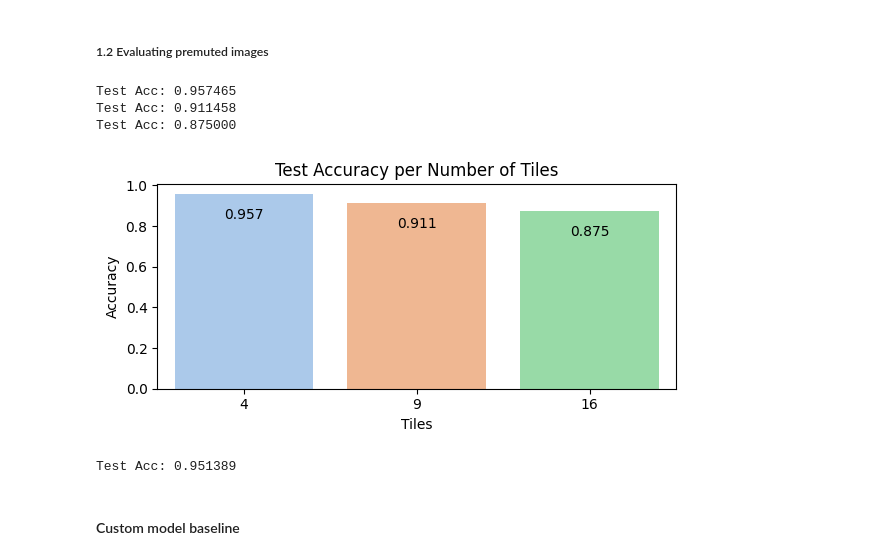
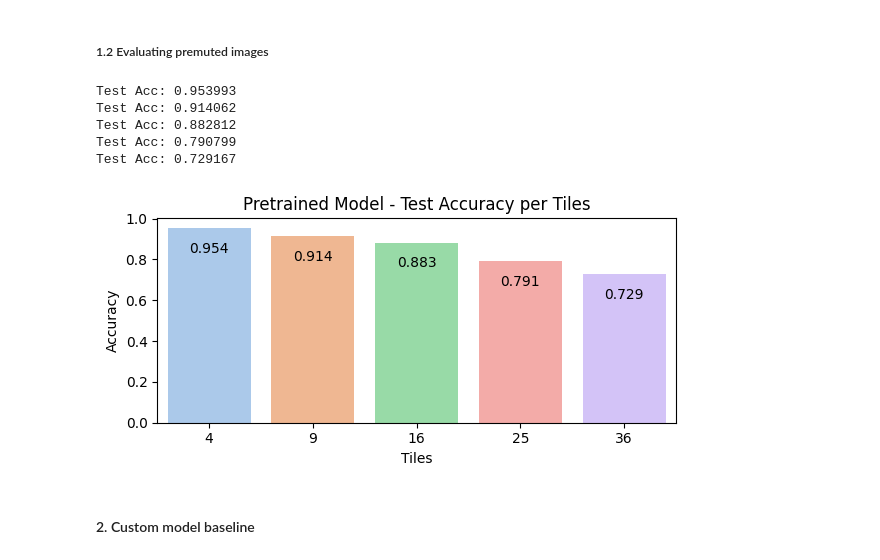
Before and after one commit to itayshap/MLDS-Final-Project, a Jupyter notebook: Final_Project_Permuted Puzzle.ipynb, the cells around one changed output. Drawn from its saved outputs; the diff is of its cells as text; code cells hidden in the pictures.

```diff
--- a/Final_Project_Permuted Puzzle.ipynb
+++ b/Final_Project_Permuted Puzzle.ipynb
@@ -157,40 +108,49 @@ Test Acc: 0.986979
 # %% [markdown]
 ##### 1.2 Evaluating premuted images
 # %%
-num_tiles_options = [4,9,16]
+num_tiles_options = [4,9,16,25,36]
+# %%
+def run_verious_tile_test(size:int, num_tiles_options: list , model : Module):
+    results = {"Tiles": [], "Accuracy": []}
+    for num_tiles in num_tiles_options:
+        transform_with_premute = Transform_Builder.build(size=size, with_premute=True, num_tiles=num_tiles)
+        premuted_test_set = test.with_transform(transform_with_premute)
+        premuted_dataloader = DataLoader(premuted_test_set, batch_size=32, drop_last=True, num_workers=0)
+        model.predict_data(premuted_dataloader)
+        results["Tiles"].append(num_tiles)
+        results["Accuracy"].append(model.test_acc)
+    return results
+# %%
+pretrained_results = run_verious_tile_test(224, num_tiles_options , pretrained_model)
+# %% [output]
+Test Acc: 0.953993
+Test Acc: 0.914062
+Test Acc: 0.882812
+Test Acc: 0.790799
+Test Acc: 0.729167
+# %%
+def draw_bar_plot(data, x,y, title, figsize=(6,3)):
+    fig, ax = plt.subplots(figsize=figsize)
+    g = sns.barplot(data = data, y=y, x=x, palette='pastel',  legend=False, ax=ax)
+    for i in g.containers:
+        g.bar_label(i, padding=-20, fmt='%.3f')
+    plt.title(title);
+    plt.tight_layout()
+    plt.show()
+# %%
+draw_bar_plot(data= pd.DataFrame(pretrained_results), y='Accuracy', x='Tiles', title='Pretrained Model - Test Accuracy per Tiles')
+# %% [output]
+[figure, added]
+# %% [markdown]
+#### 2. Custom model baseline
 # %%
-results = {"Tiles": [], "Accuracy": []}
-for num_tiles in num_tiles_options:
-    pretrained_transform_with_premute = Transform_Builder.build(size=224, with_premute=True, num_tiles=num_tiles)
-    premuted_train_set, premuted_val_set, premuted_test_set = transform_datasets((train, val, test), transform=pretrained_transform_with_premute)
-    premuted_dataloaders = {
-        'train': DataLoader(premuted_train_set, batch_size=32, drop_last=True, shuffle=True, num_workers=0),
-        'val': DataLoader(premuted_val_set, batch_size=32, drop_last=True, num_workers=0),
-        'test': DataLoader(premuted_test_set, batch_size=32, drop_last=True, num_workers=0),
-    }
-    matches = pretrained_model.predict_data(premuted_dataloaders['test'])
-    results["Tiles"].append(num_tiles)
-    results["Accuracy"].append(pretrained_model.test_acc)
+custom_transform = Transform_Builder.build(size=100)
+train_set, val_set, test_set = transform_datasets((train, val, test), transform=custom_transform)
+custom_dataloaders = {
+    'train': DataLoader(train_set, batch_size=32, drop_last=True, shuffle=True, num_workers=0),
+    'val': DataLoader(val_set, batch_size=32, drop_last=True, num_workers=0),
+    'test': DataLoader(test_set, batch_size=32, drop_last=True, num_workers=0),
+}
-# %% [output]
-Test Acc: 0.957465
-Test Acc: 0.911458
-Test Acc: 0.875000
-# %%
-fig, ax = plt.subplots(figsize=(6,3))
-g = sns.barplot(data = pd.DataFrame(results), y='Accuracy', x='Tiles', palette='pastel',  legend=False, ax=ax)
-for i in g.containers:
-    g.bar_label(i, padding=-20, fmt='%.3f')
-plt.title('Test Accuracy per Number of Tiles');
-plt.tight_layout()
-plt.show()
-# %% [output]
-[figure, removed]
-# %%
-matches = pretrained_model.predict_data(premuted_dataloaders['test'])
-# %% [output]
-Test Acc: 0.951389
-# %% [markdown]
-#### Custom model baseline
 # %%
 custom_model = CustomModule2(device=device)
 custom_model = custom_model.to(device)
```
Also changed, not shown: parts of 59 cells of this notebook, 3 other files.
